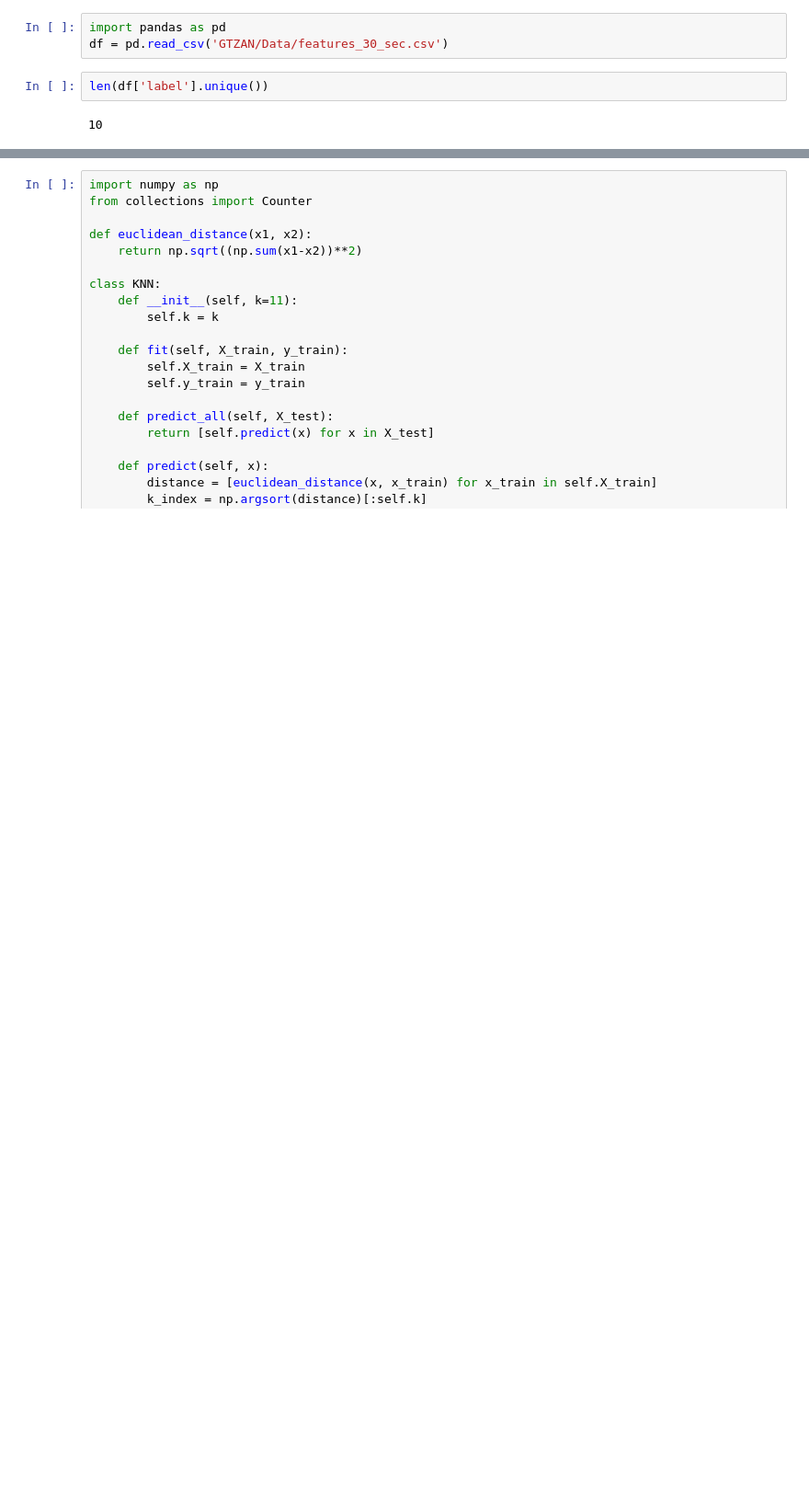
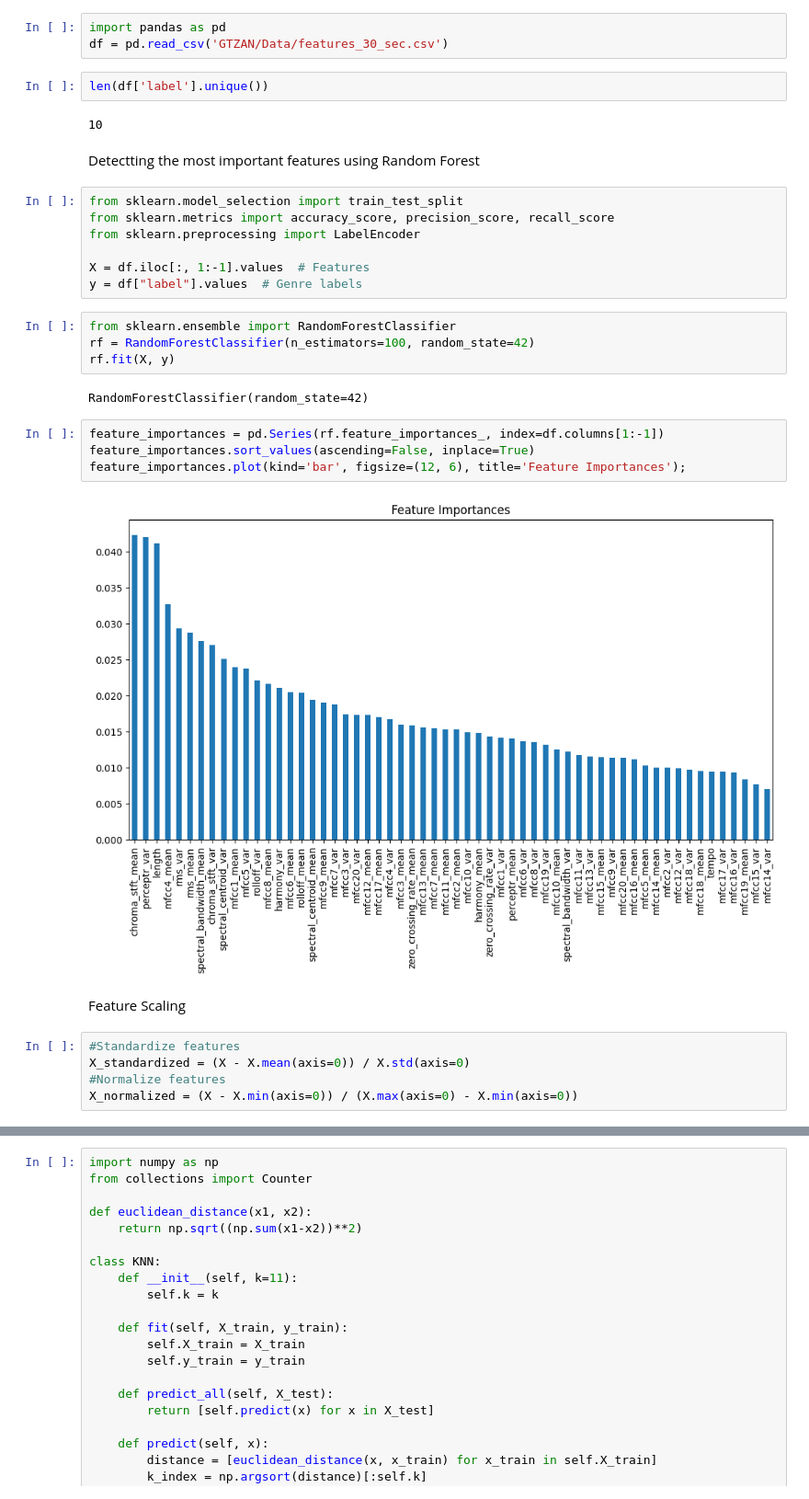
Before and after one commit to aramabrahamyan1703/Music_Genre_Recognition, a Jupyter notebook: project_draft.ipynb, the cells around one changed output, grey strips where cells are left out. Shown at 92% size. Drawn from its saved outputs; the diff is of its cells as text; blank space fills up the shorter version.

```diff
--- a/project_draft.ipynb
+++ b/project_draft.ipynb
@@ -35,3 +32,31 @@ df = pd.read_csv('GTZAN/Data/features_30_sec.csv')
 len(df['label'].unique())
 # %% [output]
 10
+# %% [markdown]
+Detectting the most important features using Random Forest
+# %%
+from sklearn.model_selection import train_test_split
+from sklearn.metrics import accuracy_score, precision_score, recall_score
+from sklearn.preprocessing import LabelEncoder
+
+X = df.iloc[:, 1:-1].values  # Features
+y = df["label"].values  # Genre labels
+# %%
+from sklearn.ensemble import RandomForestClassifier
+rf = RandomForestClassifier(n_estimators=100, random_state=42)
+rf.fit(X, y)
+# %% [output]
+RandomForestClassifier(random_state=42)
+# %%
+feature_importances = pd.Series(rf.feature_importances_, index=df.columns[1:-1])
+feature_importances.sort_values(ascending=False, inplace=True)
+feature_importances.plot(kind='bar', figsize=(12, 6), title='Feature Importances');
+# %% [output]
+[figure, added]
+# %% [markdown]
+Feature Scaling
+# %%
+#Standardize features
+X_standardized = (X - X.mean(axis=0)) / X.std(axis=0)
+#Normalize features
+X_normalized = (X - X.min(axis=0)) / (X.max(axis=0) - X.min(axis=0))
```
Also changed, not shown: parts of 20 cells of this notebook, 1 other file.
